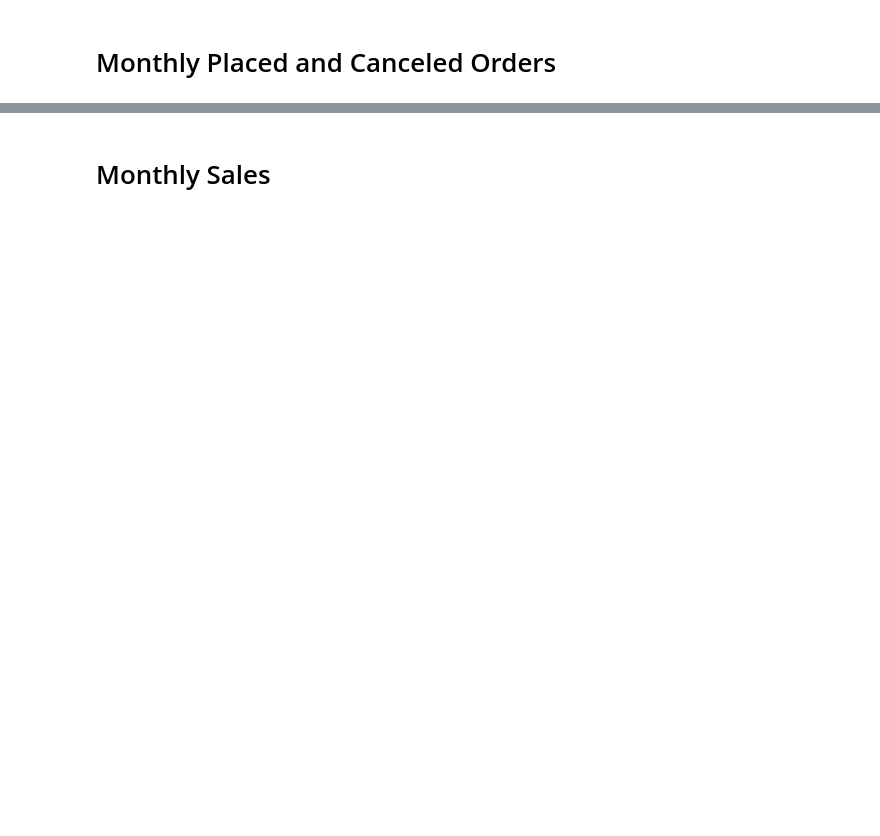
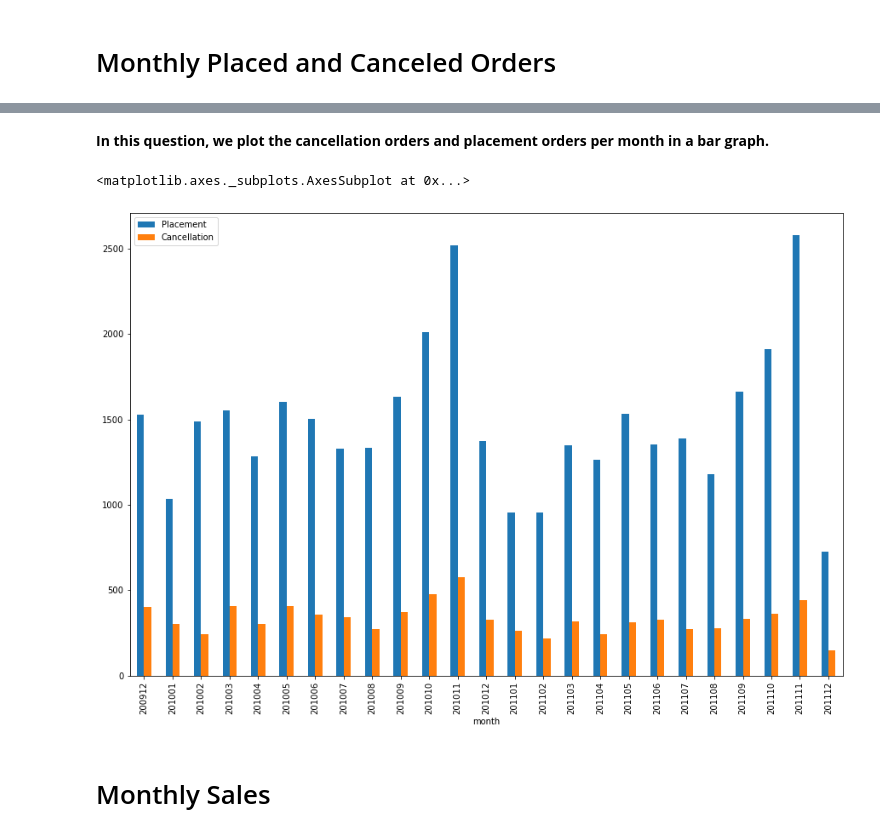
Before and after one commit to jarviscanada/jarvis_data_eng_SiqiYang, a Jupyter notebook: python_data_wrangling/retail_data_analytics_wrangling.ipynb, the cells around one changed output, grey strips where cells are left out. Cells and saved outputs as stored; diff of their text form; code cells hidden in the pictures; blank space fills up the shorter version.

```diff
--- a/python_data_wrangling/retail_data_analytics_wrangling.ipynb
+++ b/python_data_wrangling/retail_data_analytics_wrangling.ipynb
@@ -158,3 +150,20 @@ pandas.core.series.Series
+# %% [markdown]
+**In this question, we plot the cancellation orders and placement orders per month in a bar graph.**
+# %%
+retail_df["month"] = pd.DatetimeIndex(retail_df['invoice_date']).year * 100 + pd.DatetimeIndex(retail_df['invoice_date']).month
+cancel_orders = retail_df[retail_df.invoice_no.str.contains('C', regex= True, na=False)]
+cancel_number = cancel_orders.groupby("month").invoice_no.nunique()
+total_number = retail_df.groupby("month").invoice_no.nunique()
+place_number = total_number - 2 * cancel_number
+frame_place = place_number.to_frame("Placement")
+frame_cancel = cancel_number.to_frame("Cancellation")
+df = pd.concat([frame_place,frame_cancel],axis=1)
+df = df.reset_index()
+
+df.plot(figsize=(15,10), x='month', y=['Placement','Cancellation'], kind='bar')
+# %% [output]
+<matplotlib.axes._subplots.AxesSubplot at 0x...>
+[figure, added]
 # %% [markdown]
 # Monthly Sales
 # %% [markdown]
```
Also changed, not shown: parts of 13 cells of this notebook, 2 other files.
